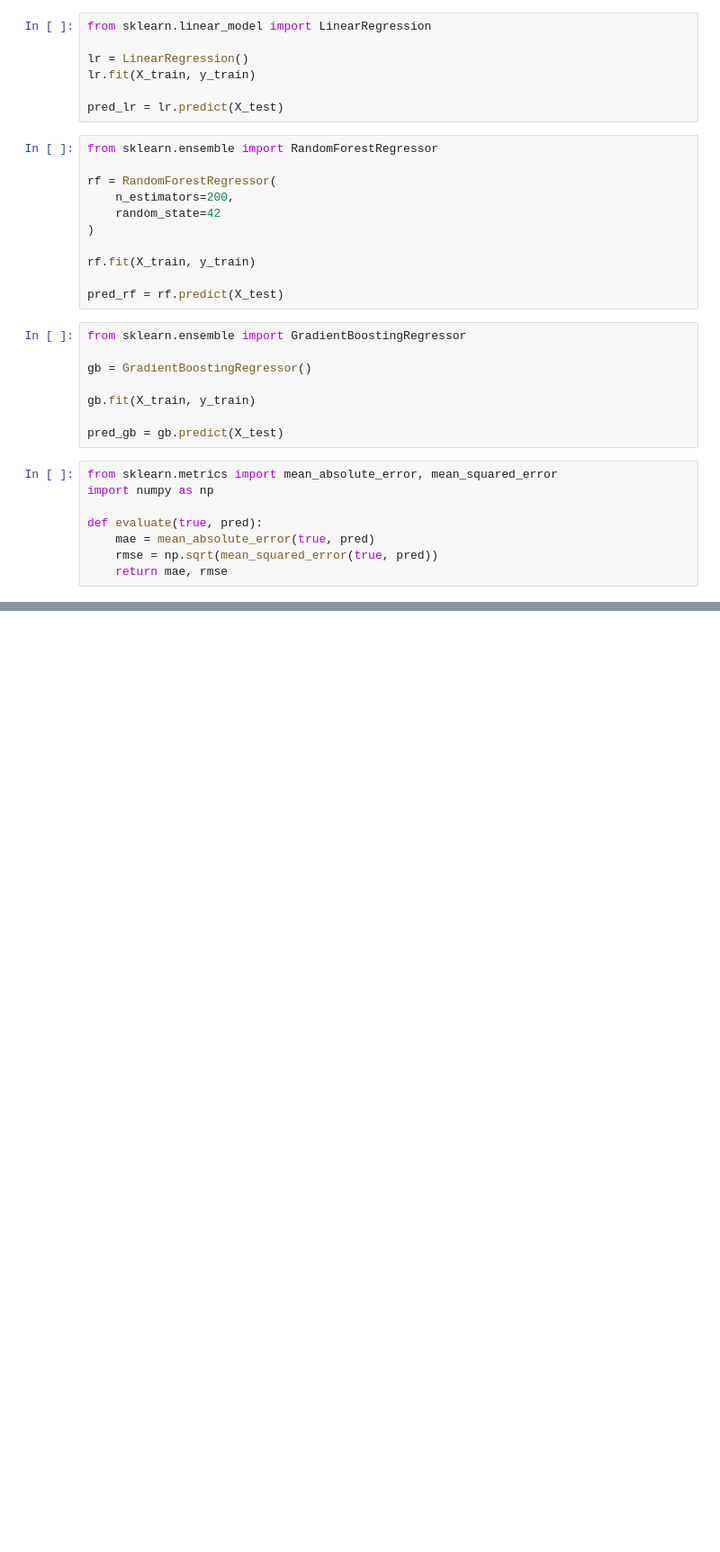
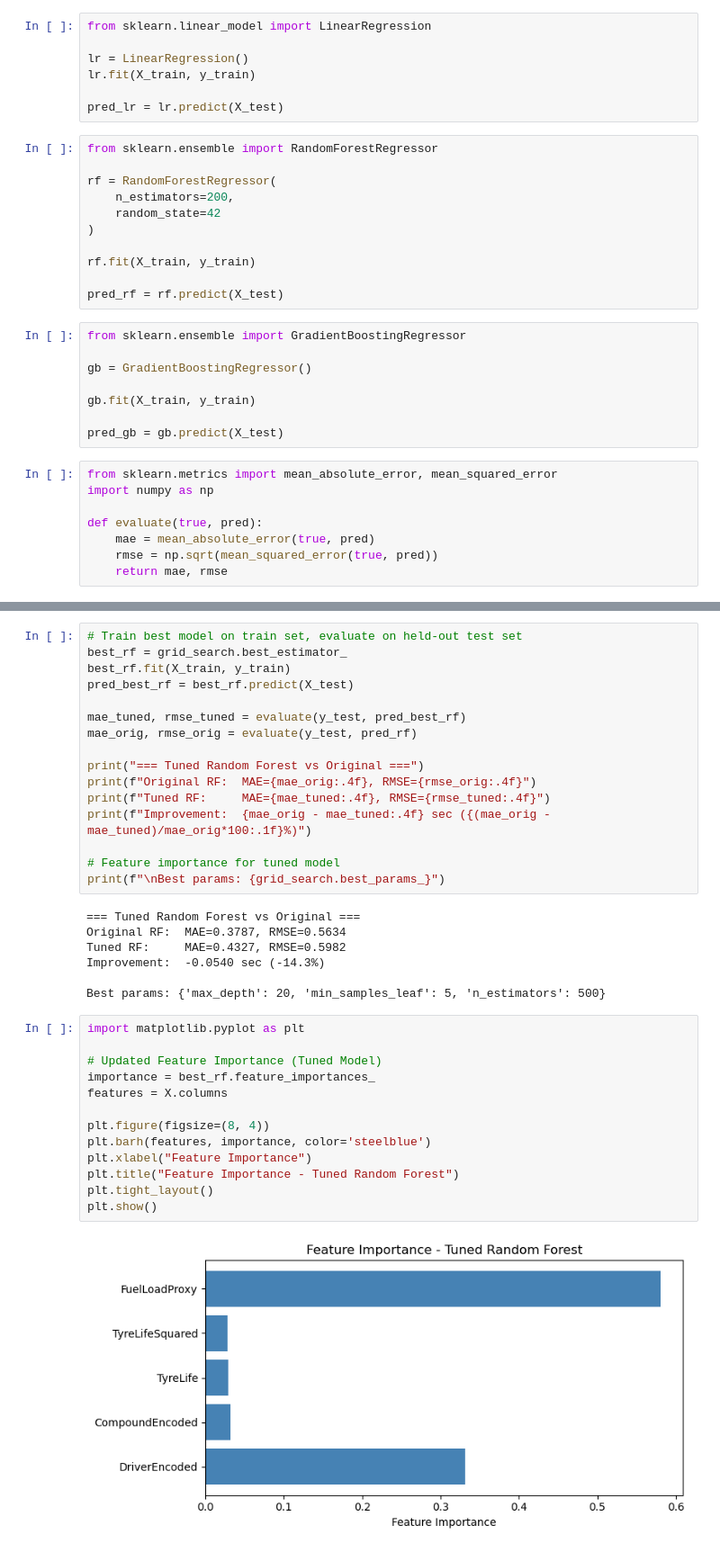
Before and after one commit to sahosahit/f1-lap-time-prediction, a Jupyter notebook: notebooks/model_training_and_evaluation.ipynb, the cells around one changed output, grey strips where cells are left out. Shown at 90% size. Drawn from its saved outputs; the diff is of its cells as text; blank space fills up the shorter version.

```diff
--- a/notebooks/model_training_and_evaluation.ipynb
+++ b/notebooks/model_training_and_evaluation.ipynb
@@ -70,0 +147,38 @@ Gradient Boosting: (0.3909819524641462, 0.5587277474771465)
+# %%
+# Train best model on train set, evaluate on held-out test set
+best_rf = grid_search.best_estimator_
+best_rf.fit(X_train, y_train)
+pred_best_rf = best_rf.predict(X_test)
+
+mae_tuned, rmse_tuned = evaluate(y_test, pred_best_rf)
+mae_orig, rmse_orig = evaluate(y_test, pred_rf)
+
+print("=== Tuned Random Forest vs Original ===")
+print(f"Original RF:  MAE={mae_orig:.4f}, RMSE={rmse_orig:.4f}")
+print(f"Tuned RF:     MAE={mae_tuned:.4f}, RMSE={rmse_tuned:.4f}")
+print(f"Improvement:  {mae_orig - mae_tuned:.4f} sec ({(mae_orig - mae_tuned)/mae_orig*100:.1f}%)")
+
+# Feature importance for tuned model
+print(f"\nBest params: {grid_search.best_params_}")
+# %% [output]
+=== Tuned Random Forest vs Original ===
+Original RF:  MAE=0.3787, RMSE=0.5634
+Tuned RF:     MAE=0.4327, RMSE=0.5982
+Improvement:  -0.0540 sec (-14.3%)
+
+Best params: {'max_depth': 20, 'min_samples_leaf': 5, 'n_estimators': 500}
+# %%
+import matplotlib.pyplot as plt
+
+# Updated Feature Importance (Tuned Model)
+importance = best_rf.feature_importances_
+features = X.columns
+
+plt.figure(figsize=(8, 4))
+plt.barh(features, importance, color='steelblue')
+plt.xlabel("Feature Importance")
+plt.title("Feature Importance - Tuned Random Forest")
+plt.tight_layout()
+plt.show()
+# %% [output]
+[figure, added]
```
Also changed, not shown: parts of 11 cells of this notebook.
